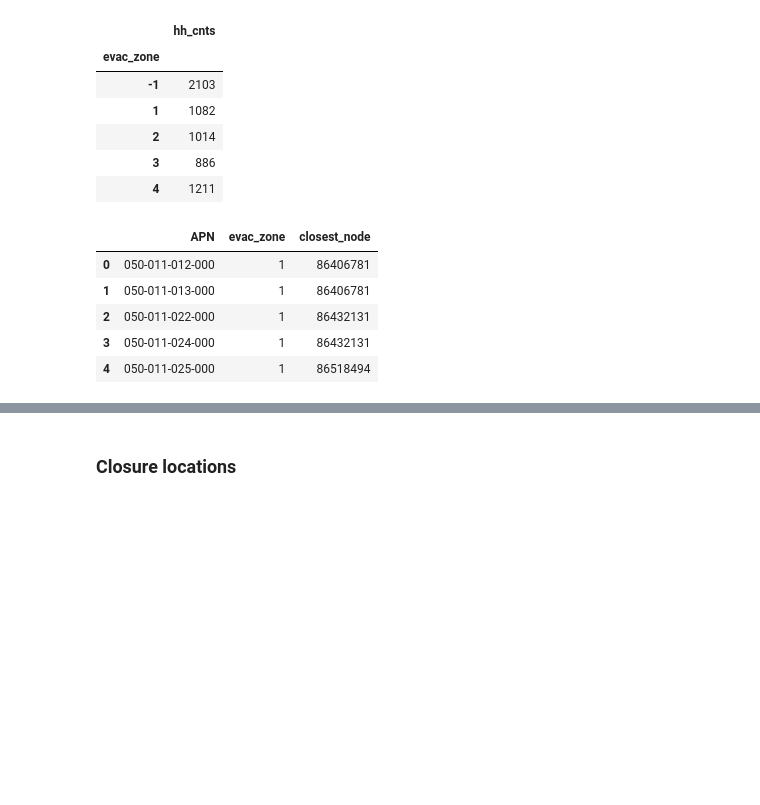
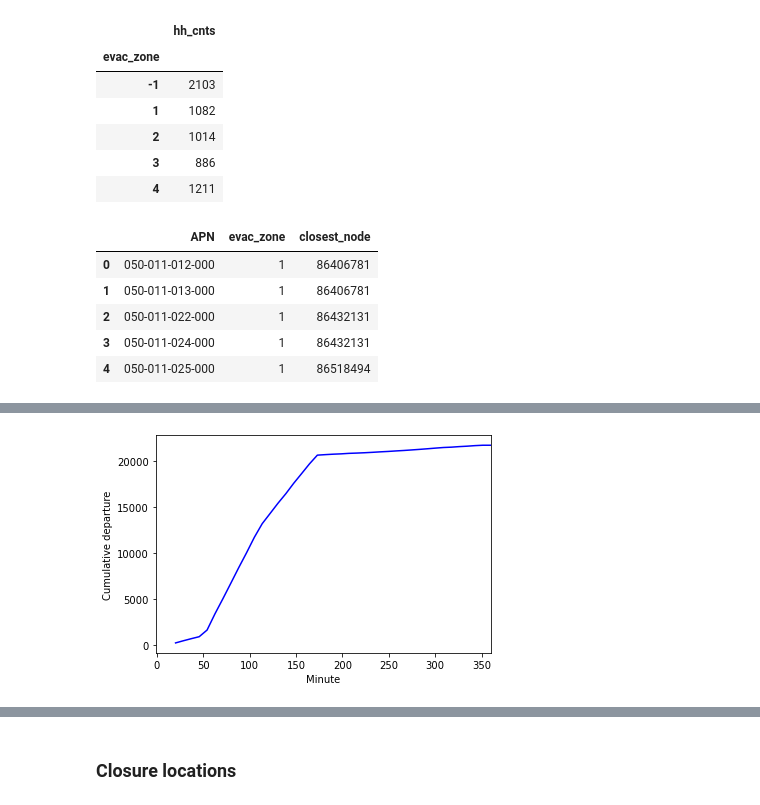
Before and after one commit to cb-cities/spatial_queue, a Jupyter notebook: projects/butte_osmnx/Butte.ipynb, the cells around one changed output, grey strips where cells are left out. Saved outputs shown, nothing was run; the diff lists cells and outputs as text; code cells hidden in the pictures; blank space fills up the shorter version.

```diff
--- a/projects/butte_osmnx/Butte.ipynb
+++ b/projects/butte_osmnx/Butte.ipynb
@@ -320,8 +287,7 @@ RV     837
 RZ    7138
 dtype: int64
 # %%
-### CTM
-### Give an evacuation zone to each household
+### Match each parcel to a zone and a node
 paradise_magalia_parcels['centroid'] = paradise_magalia_parcels.apply(lambda x: x['geometry'].centroid, axis=1)
 paradise_magalia_parcels = paradise_magalia_parcels.set_geometry('centroid')
 paradise_magalia_parcels_sindex = paradise_magalia_parcels.sindex
@@ -330,24 +296,14 @@ paradise_magalia_parcels['evac_zone'] = -1
 for zone in evac_zones.itertuples():
     zone_id = getattr(zone, 'id')
     zone_geom = getattr(zone, 'geometry').buffer(10) ### a small buffer to cover nodes at the boundaries
-    coarse_parcel_ids = list(paradise_magalia_parcels_sindex.intersection(zone_geom.bounds))
-    coarse_parcels = paradise_magalia_parcels.iloc[coarse_parcel_ids]
-    precise_parcels = coarse_parcels[coarse_parcels.intersects(zone_geom)]
+    precise_parcels = nodes_in_polygon(paradise_magalia_parcels, paradise_magalia_parcels_sindex, zone_geom)
     paradise_magalia_parcels['evac_zone'] = np.where(paradise_magalia_parcels['APN'].isin(
         precise_parcels['APN']), zone_id, paradise_magalia_parcels['evac_zone'])
 paradise_magalia_parcels.to_crs('epsg:4326').to_csv('demand_inputs/paradise_magalia_parcels_labeled.csv', index=False)
 display(paradise_magalia_parcels.groupby('evac_zone').size().to_frame('hh_cnts').head())
 
 ### Map residential parcels in Paradise to nodes
-paradise_magalia_parcels['c_x'] = paradise_magalia_parcels['centroid'].x
-paradise_magalia_parcels['c_y'] = paradise_magalia_parcels['centroid'].y
-nodes_xy = np.array([nodes_gdf['geometry'].x.values, nodes_gdf['geometry'].y.values]).transpose()
-nodes_osmid = nodes_gdf['osmid'].values
-
-def get_closest_node(parcel_x, parcel_y):
-    return nodes_osmid[cdist([(parcel_x, parcel_y)], nodes_xy, 'euclidean').argmin()]
-
-paradise_magalia_parcels['closest_node'] = paradise_magalia_parcels.apply(lambda x: get_closest_node(x['c_x'], x['c_y']), axis=1)
+paradise_magalia_parcels['closest_node'] = get_closest_node(gdf1=paradise_magalia_parcels, geom_col1='centroid', gdf2=nodes_gdf, geom_col2='geometry', id_col2='osmid')
 display(paradise_magalia_parcels[['APN', 'evac_zone', 'closest_node']].head())
 # %% [output]
 |  | hh_cnts |
@@ -363,3 +319,67 @@ display(paradise_magalia_parcels[['APN', 'evac_zone', 'closest_node']].head())
 | 2 | 050-011-022-000 | 1 | 86432131 |
 | 3 | 050-011-024-000 | 1 | 86432131 |
 | 4 | 050-011-025-000 | 1 | 86518494 |
+# %%
+parcel_od = paradise_magalia_parcels.copy()
+parcel_od = parcel_od.sample(frac=1)
+### vehicles per household
+vphh_id = '123'
+### deptarture time scenario
+dept_id = '2'
+
+# assign vehicles per household
+if vphh_id == '1':
+    parcel_od['veh_cnt'] = 1
+elif vphh_id == '2':
+    parcel_od['veh_cnt'] = 2
+elif vphh_id == '123':
+    parcel_od['veh_cnt'] = np.random.choice([1,2,3], p=[0.4, 0.45, 0.15], size=parcel_od.shape[0])
+else:
+    print('vphh scenario undefined')
+
+# assign departure time
+if dept_id == '0':
+    parcel_od['dept_time'] = 0
+elif dept_id == '1':
+    parcel_od['dept_time'] = np.where(parcel_od['evac_zone'].isin([1,2,3]), 0,
+                             np.where(parcel_od['evac_zone'].isin([4,5,6,7,8]), 3600,
+                             np.where(parcel_od['evac_zone'].isin([9,10,11,12,13,14]), 7200, 0)))
+elif dept_id == '2':
+    parcel_od['dept_time'] = random.choices(
+        range(20*60, 1*3600), k=int(parcel_od.shape[0]*0.05)) + random.choices(
+        range(1*3600, 2*3600), k=int(parcel_od.shape[0]*0.55)) + random.choices(
+        range(2*3600, 3*3600), k=int(parcel_od.shape[0]*0.35)) + random.choices(
+        range(3*3600, 6*3600), k=parcel_od.shape[0]-int(parcel_od.shape[0]*0.05)-int(parcel_od.shape[0]*0.55)-int(parcel_od.shape[0]*0.35))
+
+# assign destination
+chico_ratio = 0.7
+parcel_od['destin_osmid'] = random.choices(
+    chico_nodes_gdf['osmid'].values.tolist(), k=int(parcel_od.shape[0]*chico_ratio)) + random.choices(
+    oroville_nodes_gdf['osmid'].values.tolist(), k=parcel_od.shape[0]-int(parcel_od.shape[0]*chico_ratio))
+
+### make OD
+od_list = []
+for parcel in parcel_od.itertuples():
+    for veh_id in range(getattr(parcel, 'veh_cnt')):
+        od_list.append([getattr(parcel, 'closest_node'), getattr(parcel, 'destin_osmid'), getattr(parcel, 'dept_time'), getattr(parcel, 'evac_zone'), getattr(parcel, 'APN'), veh_id])
+od = pd.DataFrame(od_list, columns=['origin_osmid', 'destin_osmid', 'dept_time', 'evac_zone', 'APN', 'v_id'])
+### only look at the first 14 zones
+# od = od.loc[od['evac_zone']<=14]
+
+print(od.shape)
+print(np.unique(od['evac_zone']))
+display(od.head(2))
+display(od[od['origin_osmid']==86540098])
+
+# plot cumulative departure
+values, base = np.histogram(od['dept_time'], bins=40)
+cumulative = np.cumsum(values)
+plt.plot(np.append(base[:-1]/60, 360), np.append(cumulative, np.max(cumulative)), c='blue')
+plt.xlim([-1, 360])
+plt.xlabel('Minute')
+plt.ylabel('Cumulative departure')
+plt.show()
+
+# # od[['origin_osmid', 'destin_osmid', 'evac_zone', 'hh_id', 'v_id', 'dept_time_scen_1', 'dept_time_scen_2', 'dept_time_scen_3']].to_csv('demand_inputs/od.csv', index=False)
+# od.to_csv('demand_inputs/od_vphh{}_dept{}.csv'.format(vphh_id, dept_id), index=False)
+# %% [output]
@@ -366,3 +404,4 @@ display(paradise_magalia_parcels[['APN', 'evac_zone', 'closest_node']].head())
+[figure, added]
 # %%
 ### CTM
 ### assume 100% of evacuee
```
Also changed, not shown: parts of 17 cells of this notebook.
